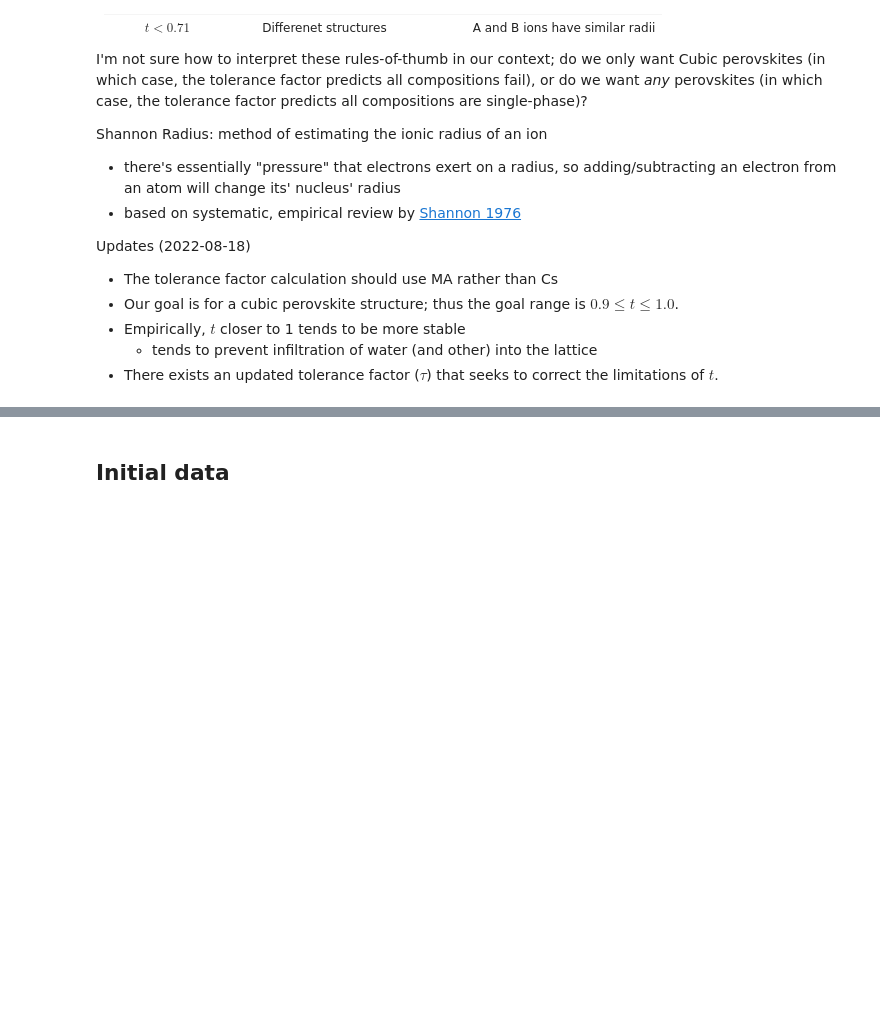
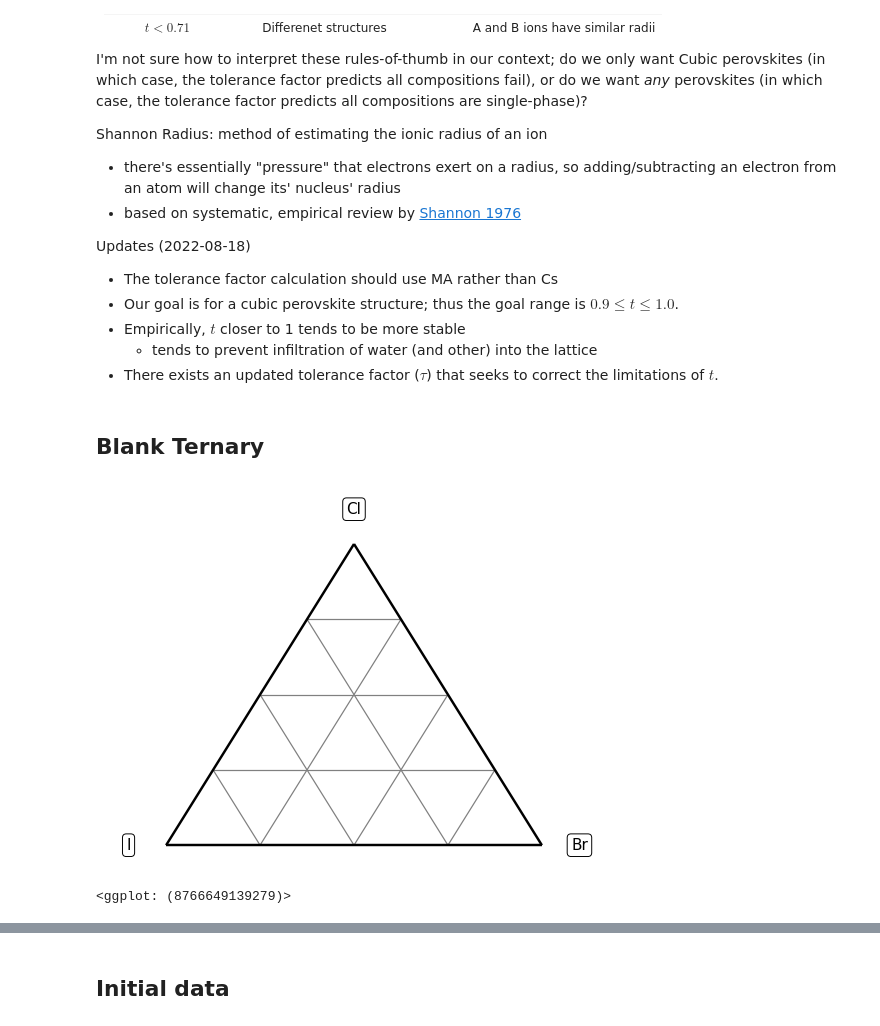
Before and after one commit to belisleb/perovskite-solar, a Jupyter notebook: figures.ipynb, the cells around one changed output, grey strips where cells are left out. Drawn from its saved outputs; the diff is of its cells as text; code cells hidden in the pictures; blank space fills up the shorter version.

Commit message:
add blank ternary figs

```diff
--- a/figures.ipynb
+++ b/figures.ipynb
@@ -233,3 +233,44 @@ Updates (2022-08-18)
 - Empirically, $t$ closer to 1 tends to be more stable
   - tends to prevent infiltration of water (and other) into the lattice
 - There exists an updated tolerance factor ($\tau$) that seeks to correct the limitations of $t$.
+# %% [markdown]
+## Blank Ternary
+# %%
+p = (
+    df_data
+    >> gr.tf_filter(DF["round"] <= 1)
+    >> tf_bary()
+
+    >> gr.ggplot(gr.aes("x", "y"))
+    # Guides
+    + gr.geom_segment(
+        data=df_tri_guides,
+        mapping=gr.aes(xend="xend", yend="yend"),
+        color="grey",
+        size=0.5,
+    )
+    + gr.geom_segment(
+        data=df_tri_bounds,
+        mapping=gr.aes(xend="gr.lead(x)", yend="gr.lead(y)"),
+        size=1.0,
+    )
+    + gr.geom_label(
+        data=df_tri_labels,
+        mapping=gr.aes(label="label")
+    )
+    # Data
+    # NONE
+    # Plot tail
+    + gr.scale_color_discrete(name="Phase Stable")
+    + gr.scale_shape_discrete(name="Round")
+    + gr.theme_void()
+    + gr.theme(
+        # legend_position="bottom",
+        plot_background=gr.element_rect(fill="white")
+    )
+)
+p.save("./images/ternary-blank.png")
+p
+# %% [output]
+[figure, added]
+<ggplot: (8766649139279)>
```
Also changed, not shown: parts of 22 cells of this notebook.
